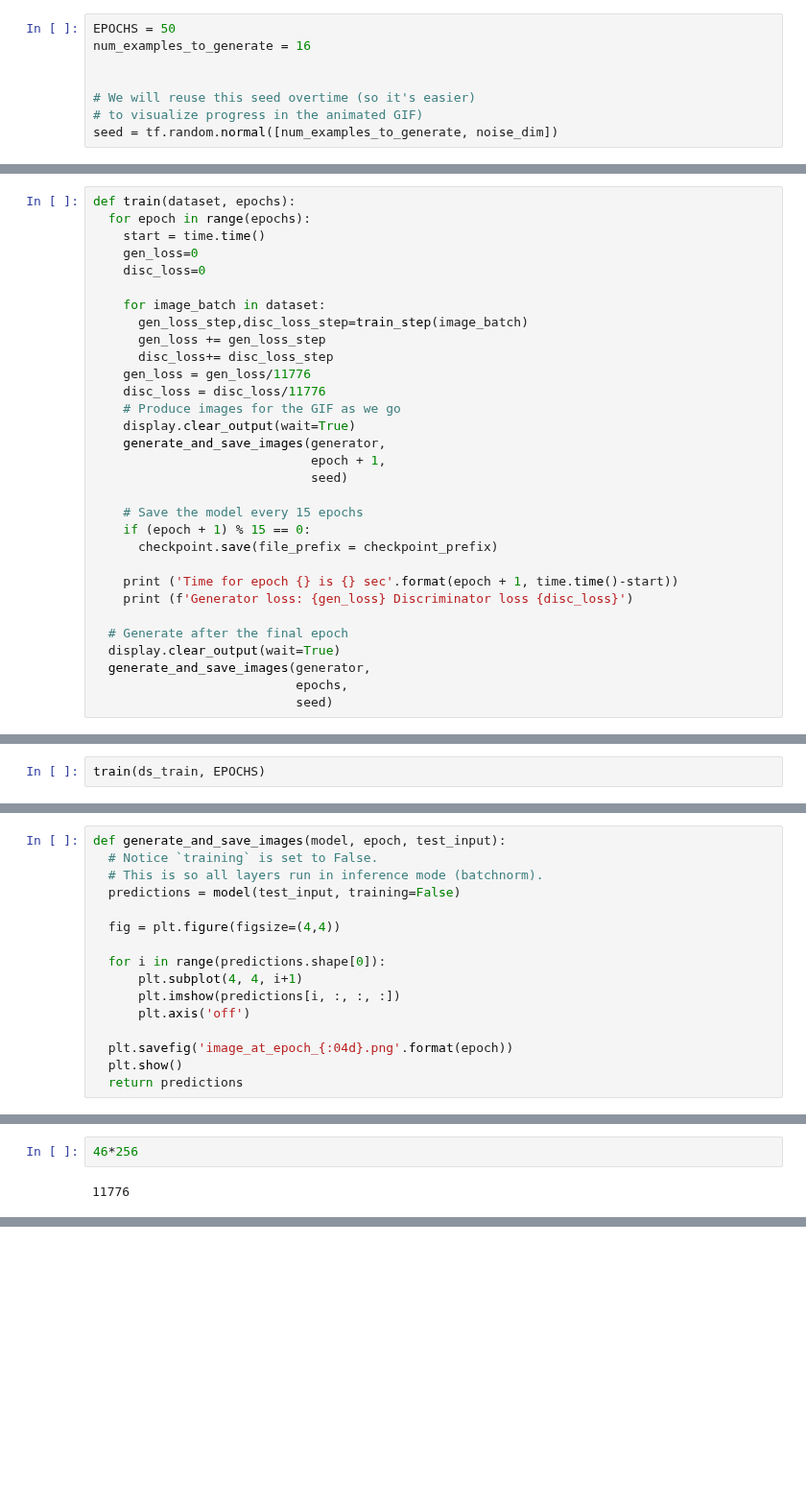
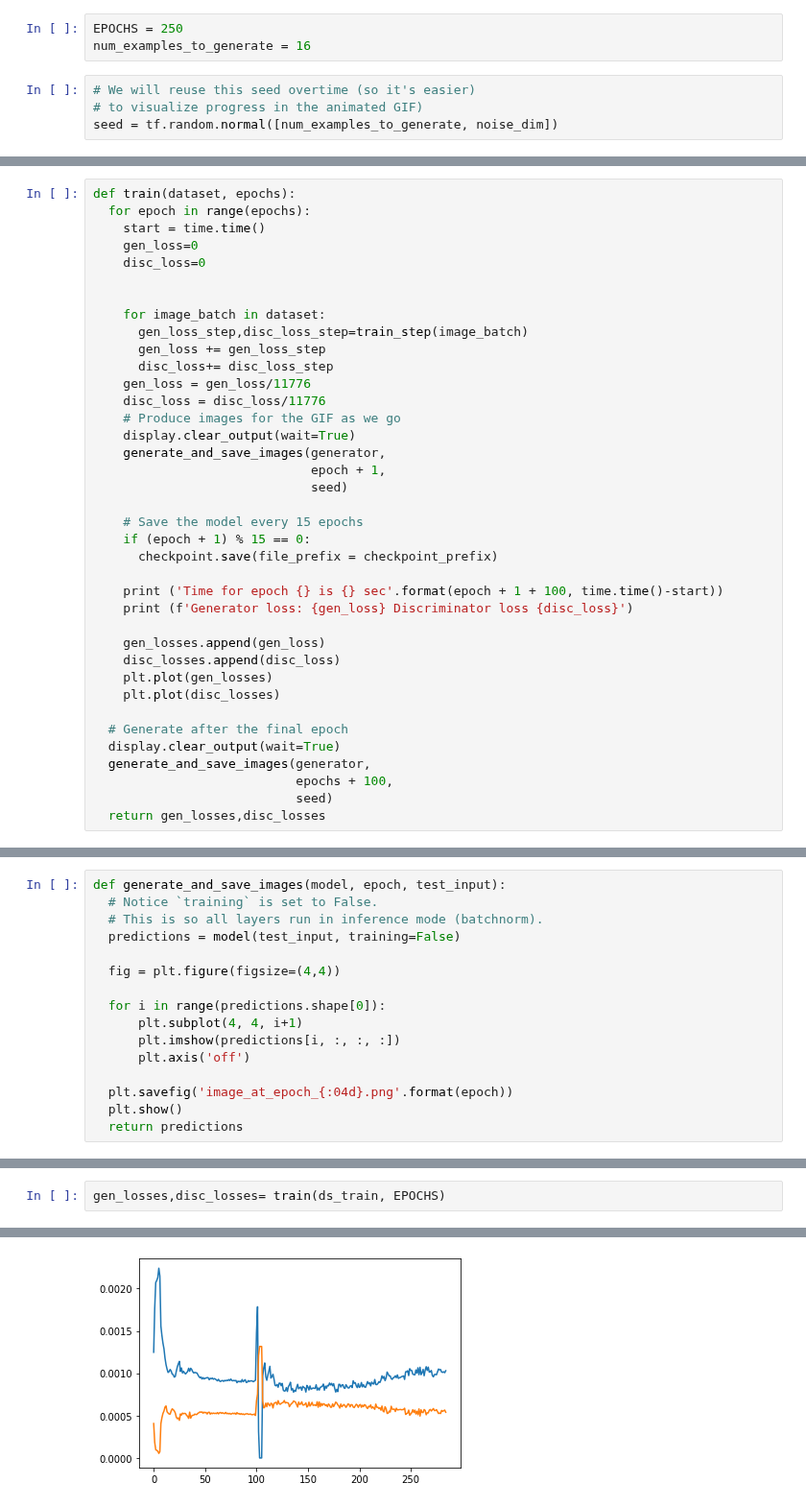
Before and after one commit to kyle-gao/ML_ipynb, a Jupyter notebook: TF_CatGAN.ipynb, the cells around one changed output, grey strips where cells are left out. Shown at 96% size. Saved outputs shown, nothing was run; the diff lists cells and outputs as text; blank space fills up the shorter version.

```diff
--- a/TF_CatGAN.ipynb
+++ b/TF_CatGAN.ipynb
@@ -160,11 +203,10 @@ checkpoint = tf.train.Checkpoint(generator_optimizer=generator_optimizer,
                                  discriminator_optimizer=discriminator_optimizer,
                                  generator=generator,
                                  discriminator=discriminator)
+# %%
+EPOCHS = 250
+num_examples_to_generate = 16
 # %%
-EPOCHS = 50
-num_examples_to_generate = 16
-
-
 # We will reuse this seed overtime (so it's easier)
 # to visualize progress in the animated GIF)
 seed = tf.random.normal([num_examples_to_generate, noise_dim])
@@ -197,6 +238,7 @@ def train(dataset, epochs):
     start = time.time()
     gen_loss=0
     disc_loss=0
+
 
     for image_batch in dataset:
       gen_loss_step,disc_loss_step=train_step(image_batch)
@@ -214,11 +256,17 @@ def train(dataset, epochs):
     if (epoch + 1) % 15 == 0:
       checkpoint.save(file_prefix = checkpoint_prefix)
 
-    print ('Time for epoch {} is {} sec'.format(epoch + 1, time.time()-start))
+    print ('Time for epoch {} is {} sec'.format(epoch + 1 + 100, time.time()-start))
     print (f'Generator loss: {gen_loss} Discriminator loss {disc_loss}')
+
+    gen_losses.append(gen_loss)
+    disc_losses.append(disc_loss)
+    plt.plot(gen_losses)
+    plt.plot(disc_losses)
 
   # Generate after the final epoch
   display.clear_output(wait=True)
   generate_and_save_images(generator,
-                           epochs,
+                           epochs + 100,
                            seed)
+  return gen_losses,disc_losses
@@ -240,2 +272,0 @@ def generate_and_save_images(model, epoch, test_input):
-# %%
-train(ds_train, EPOCHS)
@@ -304,4 +289,3 @@ array([[[[0.17073001, 0.11991169, 0.13495465],
-# %%
-46*256
-# %% [output]
-11776
+# %%
+gen_losses,disc_losses= train(ds_train, EPOCHS)
+# %% [output]
@@ -307,0 +293 @@ array([[[[0.17073001, 0.11991169, 0.13495465],
+[figure, added]
```
Also changed, not shown: parts of 26 cells of this notebook.
